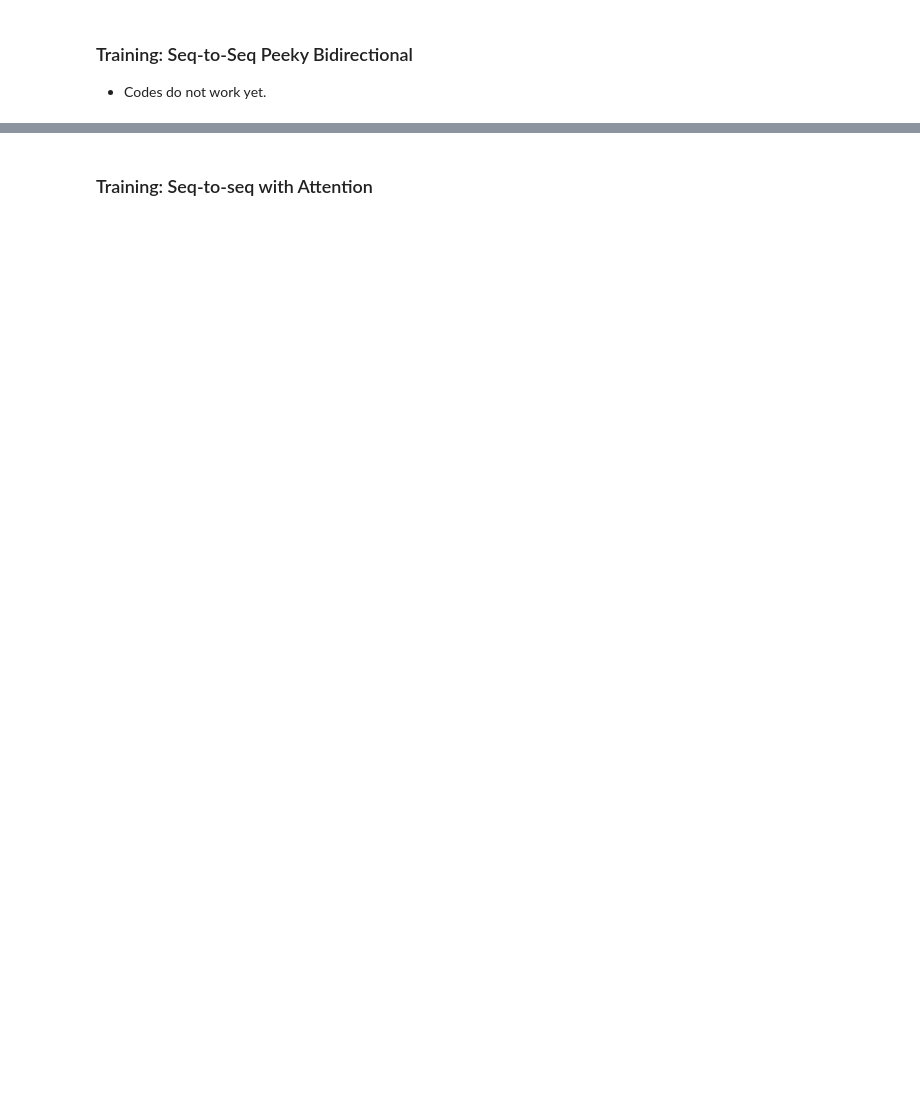
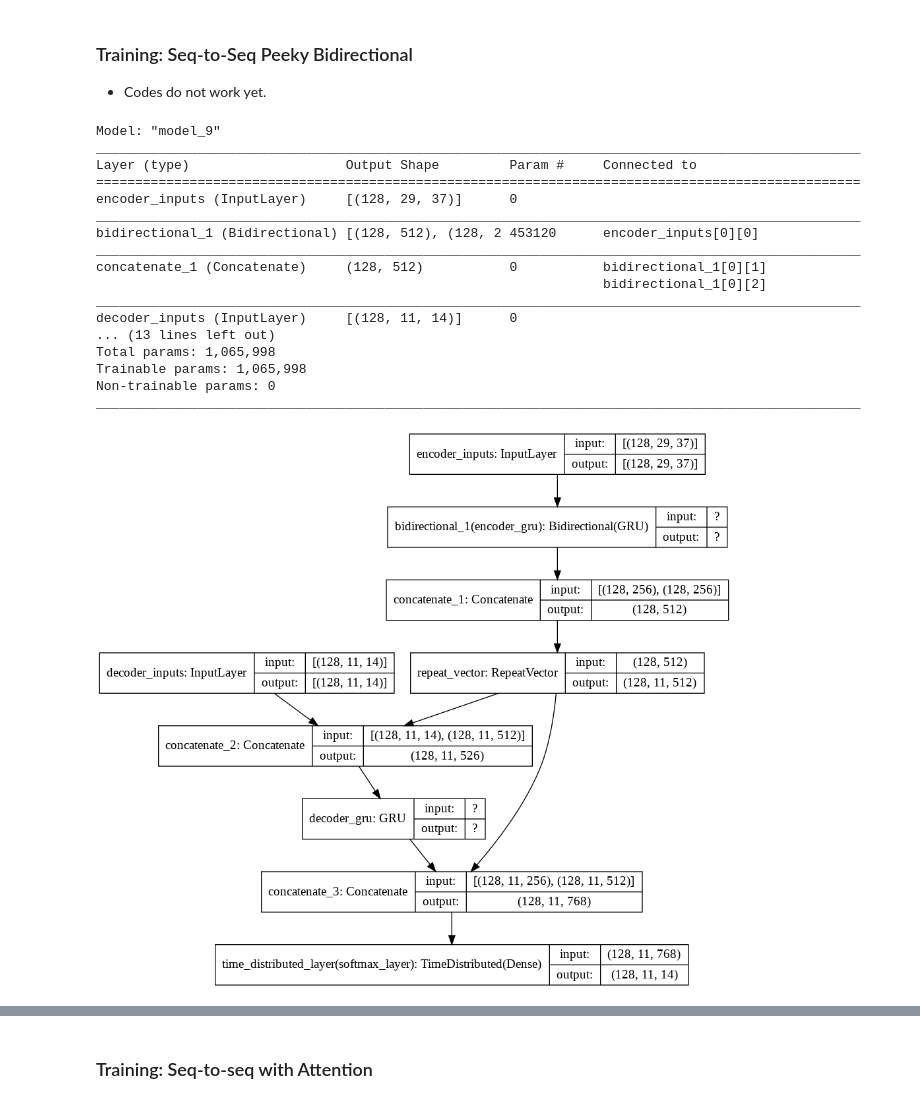
Before and after one commit to alvinntnu/python-notes, a Jupyter notebook: _build/html/_sources/nlp/seq-to-seq-attention-date.ipynb, the cells around one changed output, grey strips where cells are left out. Saved outputs shown, nothing was run; the diff lists cells and outputs as text; code cells hidden in the pictures; blank space fills up the shorter version.

```diff
--- a/_build/html/_sources/nlp/seq-to-seq-attention-date.ipynb
+++ b/_build/html/_sources/nlp/seq-to-seq-attention-date.ipynb
@@ -1072,13 +1073,32 @@ Wall time: 14min 44s
 
 - Codes do not work yet.
 # %%
-# ##""" Defining the full model """
-# full_model_peekybiseq2seq, infer_enc_model_peekybiseq2seq, infer_dec_model_peekybiseq2seq = define_peekybiseq2seq(
-#     hidden_size=hidden_size,
-#     batch_size=batch_size,
-#     enc_timesteps=enc_timesteps,
-#     dec_timesteps=dec_timesteps,
-#     enc_vsize=enc_vsize,
-#     dec_vsize=dec_vsize)
+##""" Defining the full model """
+full_model_peekybiseq2seq, infer_enc_model_peekybiseq2seq, infer_dec_model_peekybiseq2seq  = define_peekybiseq2seq(
+    hidden_size=hidden_size,
+    batch_size=batch_size,
+    enc_timesteps=enc_timesteps,
+    dec_timesteps=dec_timesteps,
+    enc_vsize=enc_vsize,
+    dec_vsize=dec_vsize)
 
-# plot_model(full_model_peekybiseq2seq, show_shapes=True)
+plot_model(full_model_peekybiseq2seq, show_shapes=True)
+# %% [output]
+Model: "model_9"
+__________________________________________________________________________________________________
+Layer (type)                    Output Shape         Param #     Connected to
+==================================================================================================
+encoder_inputs (InputLayer)     [(128, 29, 37)]      0
+__________________________________________________________________________________________________
+bidirectional_1 (Bidirectional) [(128, 512), (128, 2 453120      encoder_inputs[0][0]
+__________________________________________________________________________________________________
+concatenate_1 (Concatenate)     (128, 512)           0           bidirectional_1[0][1]
+                                                                 bidirectional_1[0][2]
+__________________________________________________________________________________________________
+decoder_inputs (InputLayer)     [(128, 11, 14)]      0
+... (13 lines left out)
+Total params: 1,065,998
+Trainable params: 1,065,998
+Non-trainable params: 0
+__________________________________________________________________________________________________
+[figure, added]
```
Also changed, not shown: parts of 11 cells of this notebook, 18 other files.
